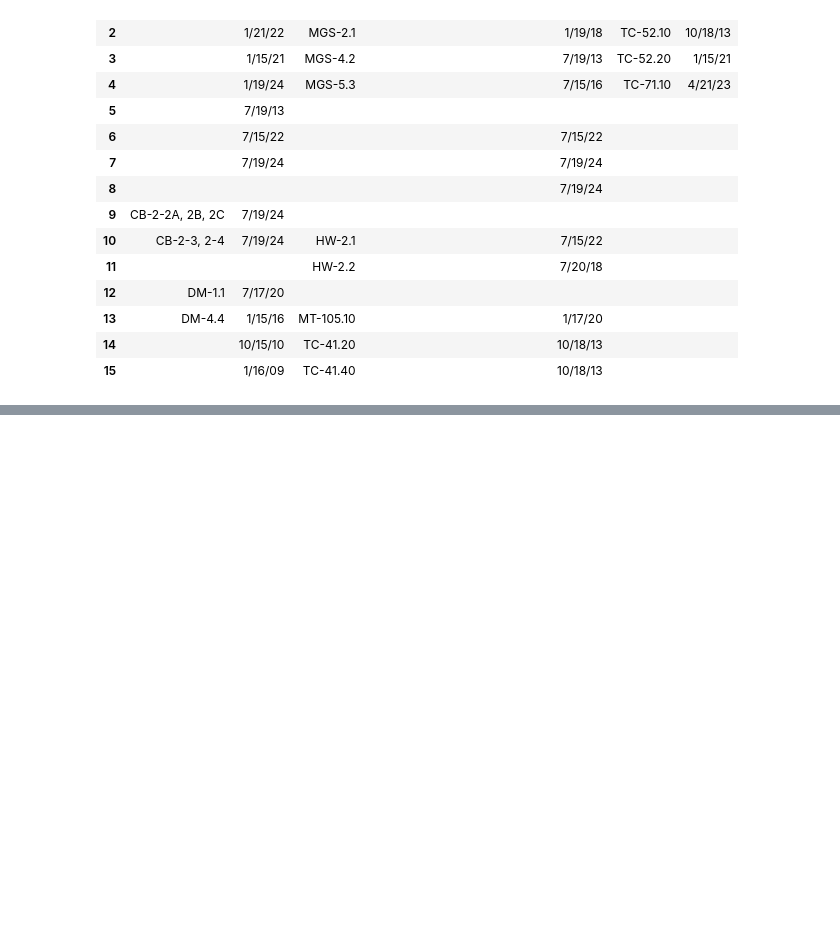
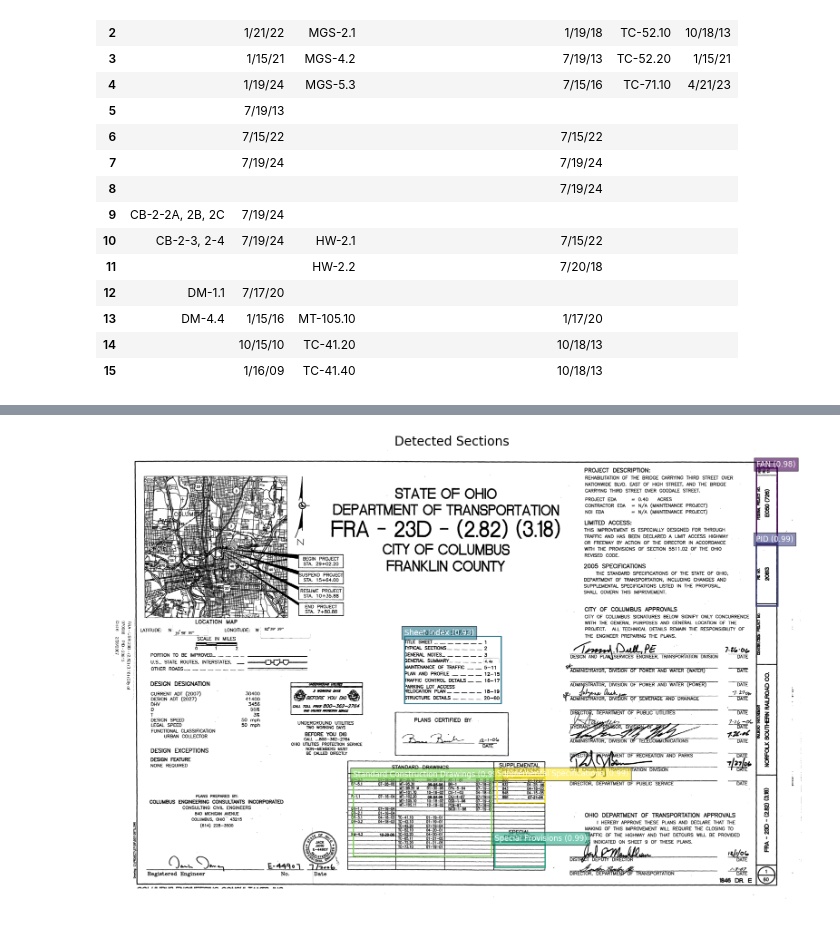
Before and after one commit to drparks71w/CivilPy, a Jupyter notebook: Notebooks/Title Sheet Extraction.ipynb, the cells around one changed output, grey strips where cells are left out. Cells and saved outputs as stored; diff of their text form; code cells hidden in the pictures; blank space fills up the shorter version.

Commit message:
Slowly building back up necessary files that broke old versions of files, further developing plan AI tools.

```diff
--- a/Notebooks/Title Sheet Extraction.ipynb
+++ b/Notebooks/Title Sheet Extraction.ipynb
@@ -93,0 +122,2 @@ text_results['data']
+# %%
+path_to_image_file = r"C:\Users\dparks1\OneDrive - State of Ohio\Desktop\example_plans\20813-001.tif"
@@ -93,0 +145,7 @@ text_results['data']
+# %%
+# Load the trained model
+try:
+    model = load_trained_model(MODEL_PATH)
+except FileNotFoundError as e:
+    print(e)
+    model = None
@@ -93,0 +189,52 @@ text_results['data']
+# %%
+if not found_sections:
+    print("No sections were found in the image. Nothing to display.")
+else:
+    # Create a figure to draw on
+    fig, ax = plt.subplots(1, figsize=(20, 25))
+    ax.imshow(image)
+
+    # Create a color map for different labels
+    # Using a modern colormap that is perceptually uniform.
+    colors = plt.get_cmap('viridis', len(DISCOVERED_LABELS))
+    color_map = {label: colors(i) for i, label in enumerate(DISCOVERED_LABELS)}
+
+    # Draw each found bounding box
+    for section in found_sections:
+        box = section['box']
+        label = section['label']
+        score = section['score']
+        color = color_map[label]
+
+        # Get box coordinates
+        xmin, ymin, xmax, ymax = box
+        width = xmax - xmin
+        height = ymax - ymin
+
+        # Create a rectangle patch
+        rect = patches.Rectangle(
+            (xmin, ymin),
+            width,
+            height,
+            linewidth=2,
+            edgecolor=color,
+            facecolor='none'
+        )
+        ax.add_patch(rect)
+
+        # Add the label and score text
+        ax.text(
+            xmin,
+            ymin - 10,  # Position text just above the box
+            f"{label} ({score:.2f})",
+            color='white',
+            fontsize=12,
+            bbox=dict(facecolor=color, alpha=0.6)
+        )
+
+    # Display the final image
+    plt.axis('off')
+    plt.title('Detected Sections', fontsize=20)
+    plt.show()
+# %% [output]
+[figure, added]
```
Also changed, not shown: parts of 14 cells of this notebook, 8 other files.
